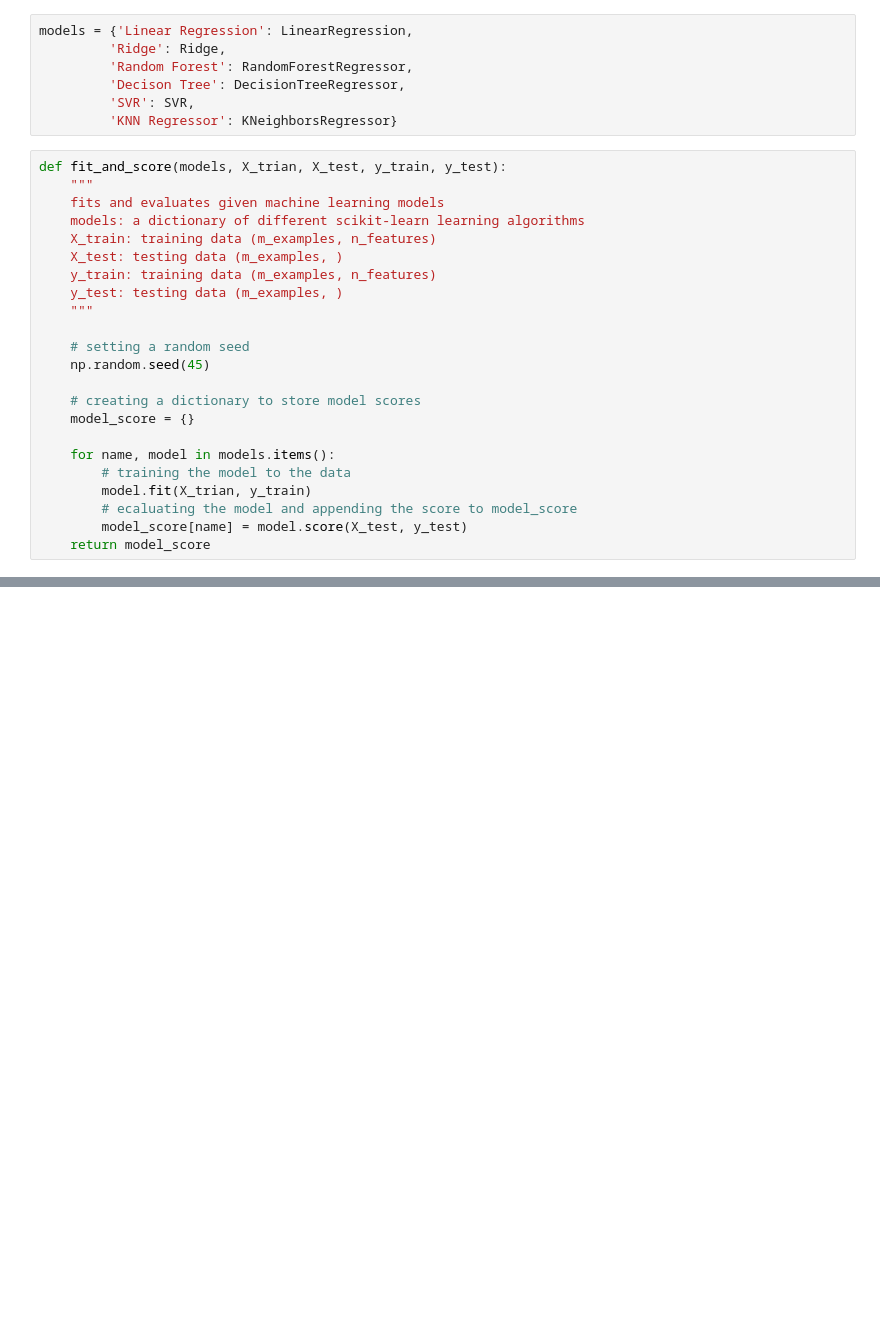
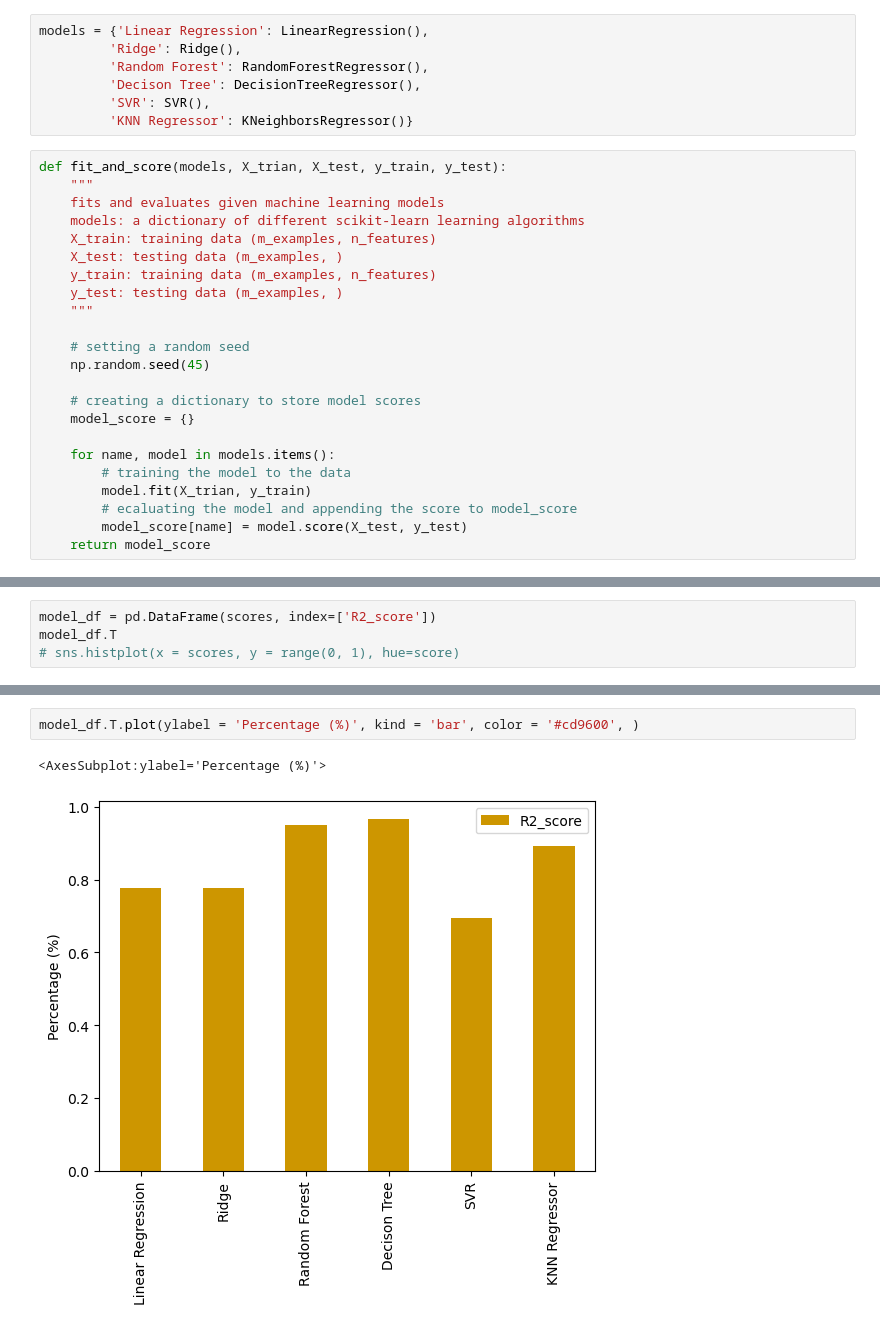
Before and after one commit to julius-m20/Concrete-Data, a Jupyter notebook: main.ipynb, the cells around one changed output, grey strips where cells are left out. Drawn from its saved outputs; the diff is of its cells as text; blank space fills up the shorter version.

```diff
--- a/main.ipynb
+++ b/main.ipynb
@@ -220,12 +220,12 @@ from sklearn.neighbors import KNeighborsRegressor
 
 from sklearn.metrics import r2_score, mean_squared_error, mean_absolute_error
 # %%
-models = {'Linear Regression': LinearRegression,
-         'Ridge': Ridge,
-         'Random Forest': RandomForestRegressor,
-         'Decison Tree': DecisionTreeRegressor,
-         'SVR': SVR,
-         'KNN Regressor': KNeighborsRegressor}
+models = {'Linear Regression': LinearRegression(),
+         'Ridge': Ridge(),
+         'Random Forest': RandomForestRegressor(),
+         'Decison Tree': DecisionTreeRegressor(),
+         'SVR': SVR(),
+         'KNN Regressor': KNeighborsRegressor()}
 # %%
 def fit_and_score(models, X_trian, X_test, y_train, y_test):
     """
@@ -256,0 +262,4 @@ TypeError: fit() missing 1 required positional argument: 'y'
+# %%
+model_df = pd.DataFrame(scores, index=['R2_score'])
+model_df.T
+# sns.histplot(x = scores, y = range(0, 1), hue=score)
@@ -256,0 +274,5 @@ TypeError: fit() missing 1 required positional argument: 'y'
+# %%
+model_df.T.plot(ylabel = 'Percentage (%)', kind = 'bar', color = '#cd9600', )
+# %% [output]
+<AxesSubplot:ylabel='Percentage (%)'>
+[figure, added]
```
Also changed, not shown: parts of 15 cells of this notebook.
